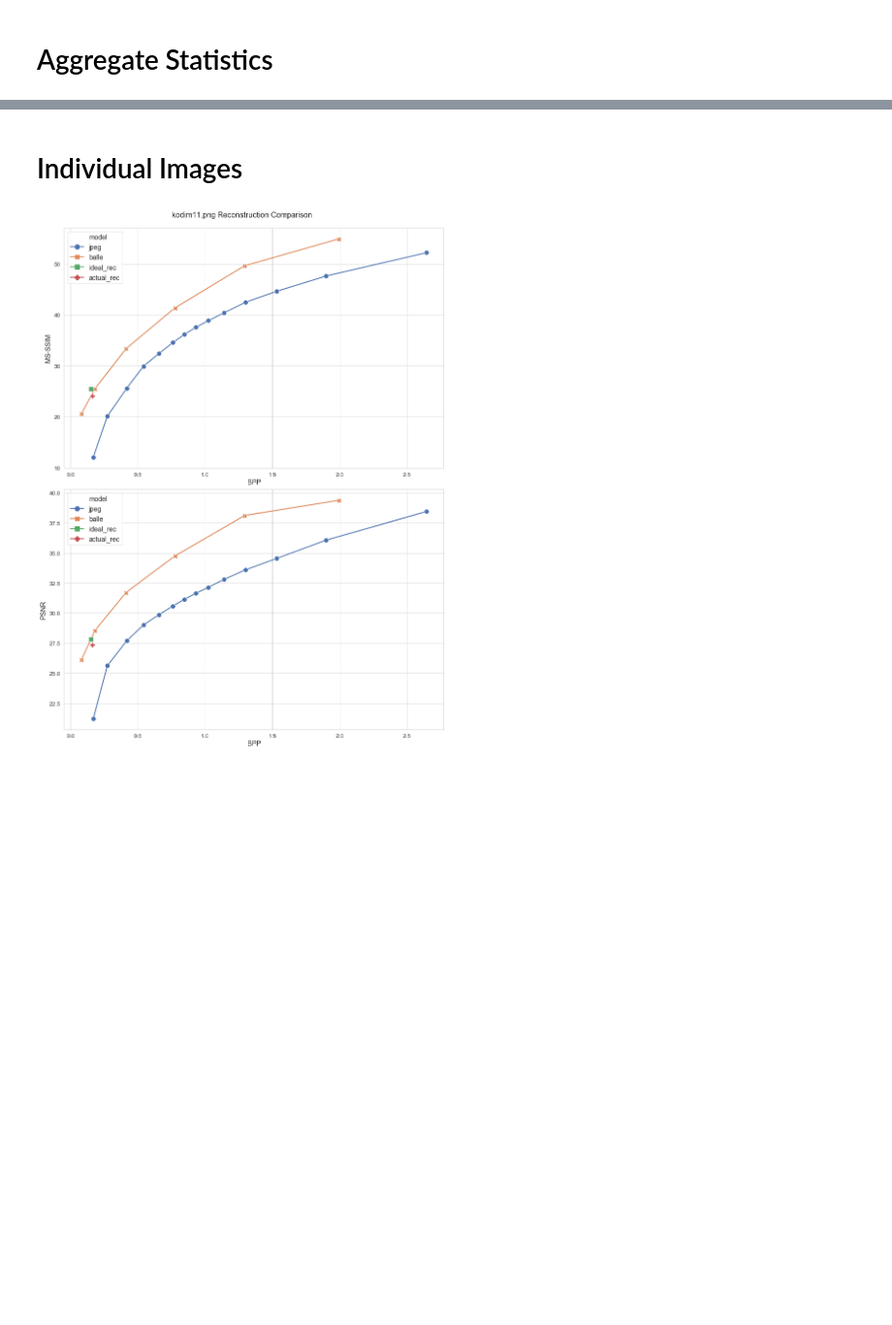
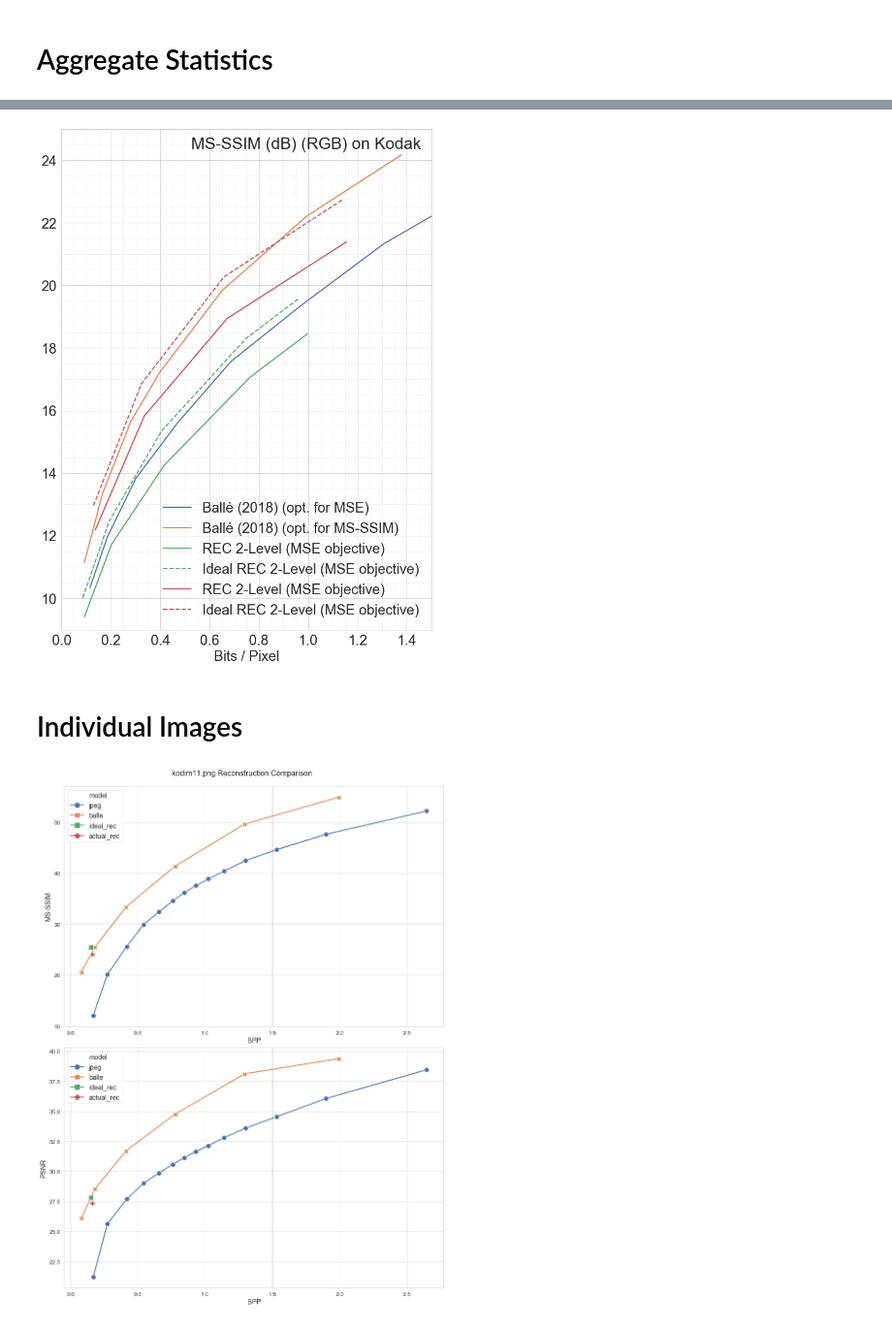
Before and after one commit to gergely-flamich/relative-entropy-coding, a Jupyter notebook: notebooks/Lossy Compression Performance Visualization.ipynb, the cells around one changed output, grey strips where cells are left out. Shown at 97% size. Drawn from its saved outputs; the diff is of its cells as text; code cells hidden in the pictures; blank space fills up the shorter version.

```diff
--- a/notebooks/Lossy Compression Performance Visualization.ipynb
+++ b/notebooks/Lossy Compression Performance Visualization.ipynb
@@ -268,3 +382,90 @@ plot_joint_statistics(joint_ms_ssim_avg_df, "average_ms_ssim", psnr=False)
+# %%
+fig, ax = plt.subplots(figsize=(10, 13))
+
+balle_ms_ssim_results = ms_ssim_results[ms_ssim_results["method"].str.contains("Ballé")]
+
+
+sns.lineplot(x="bpp",
+             y="ms_ssim",
+             data=balle_ms_ssim_results,
+             markers=False,
+             dashes=False,
+             hue='method',
+             ax=ax)
+
+rec_psnr_df = rec_gaussian_psnr_avg_df[rec_gaussian_psnr_avg_df["type"] == "actual"].rename({"model": "method"}, axis=1)
+ax.plot(rec_psnr_df["bpp"],
+        to_db(rec_psnr_df["ms_ssim"]),
+        label="REC 2-Level (MSE objective)",
+        linewidth=2,
+        c='g')
+
+ideal_rec_psnr_df = rec_gaussian_psnr_avg_df[rec_gaussian_psnr_avg_df["type"] == "ideal"].rename({"model": "method"}, axis=1)
+ax.plot(ideal_rec_psnr_df["bpp"],
+        to_db(ideal_rec_psnr_df["ms_ssim"]),
+        label="Ideal REC 2-Level (MSE objective)",
+        marker="",
+        linewidth=2,
+        c='g',
+        linestyle="--")
+
+
+rec_psnr_df = rec_ms_ssim_psnr_avg_df[rec_ms_ssim_psnr_avg_df["type"] == "actual"].rename({"model": "method"}, axis=1)
+ax.plot(rec_psnr_df["bpp"],
+        to_db(rec_psnr_df["ms_ssim"]),
+        label="REC 2-Level (MSE objective)",
+        linewidth=2,
+        c='r')
+
+ideal_rec_psnr_df = rec_ms_ssim_psnr_avg_df[rec_ms_ssim_psnr_avg_df["type"] == "ideal"].rename({"model": "method"}, axis=1)
+ax.plot(ideal_rec_psnr_df["bpp"],
+        to_db(ideal_rec_psnr_df["ms_ssim"]),
+        label="Ideal REC 2-Level (MSE objective)",
+        marker="",
+        linewidth=2,
+        c='r',
+        linestyle="--")
+
+handles, labels = ax.get_legend_handles_labels()
+ax.legend(handles=handles[1:],
+          labels=labels[1:],
+          fontsize=24,
+          loc="lower right",
+          title=None,
+          fancybox=False,
+          frameon=False)
+
+ax.set_xlim([0, 1.5])
+ax.set_ylim([9, 25])
+ax.set_xlabel("Bits / Pixel", fontsize=24)
+ax.set_ylabel(None)
+
+ax.tick_params(axis='both', which='major', labelsize=24)
+
+x_major_ticks = np.arange(0., 1.5, 0.2)
+x_minor_ticks = np.arange(0., 1.5, 0.05)
+
+ax.set_xticks(x_major_ticks)
+ax.set_xticks(x_minor_ticks, minor=True)
+
+y_major_ticks = np.arange(10., 25, 2)
+y_minor_ticks = np.arange(10., 25, 0.5)
+
+ax.set_yticks(y_major_ticks)
+ax.set_yticks(y_minor_ticks, minor=True)
+
+ax.grid(which='major', alpha=1)
+ax.grid(which='minor', c="#eeeeee", alpha=1)
+
+ax.text(.35, .96, 'MS-SSIM (dB) (RGB) on Kodak',
+        horizontalalignment='left',
+        transform=ax.transAxes,
+        fontsize=28)
+
+fig.tight_layout()
+fig.savefig(f"{save_dir}/actual_vs_ideal_ms_ssim_comparison.eps")
+# %% [output]
+[figure, added]
 # %% [markdown]
 # Individual Images
 # %%
```
Also changed, not shown: parts of 24 cells of this notebook, 11 other files.
